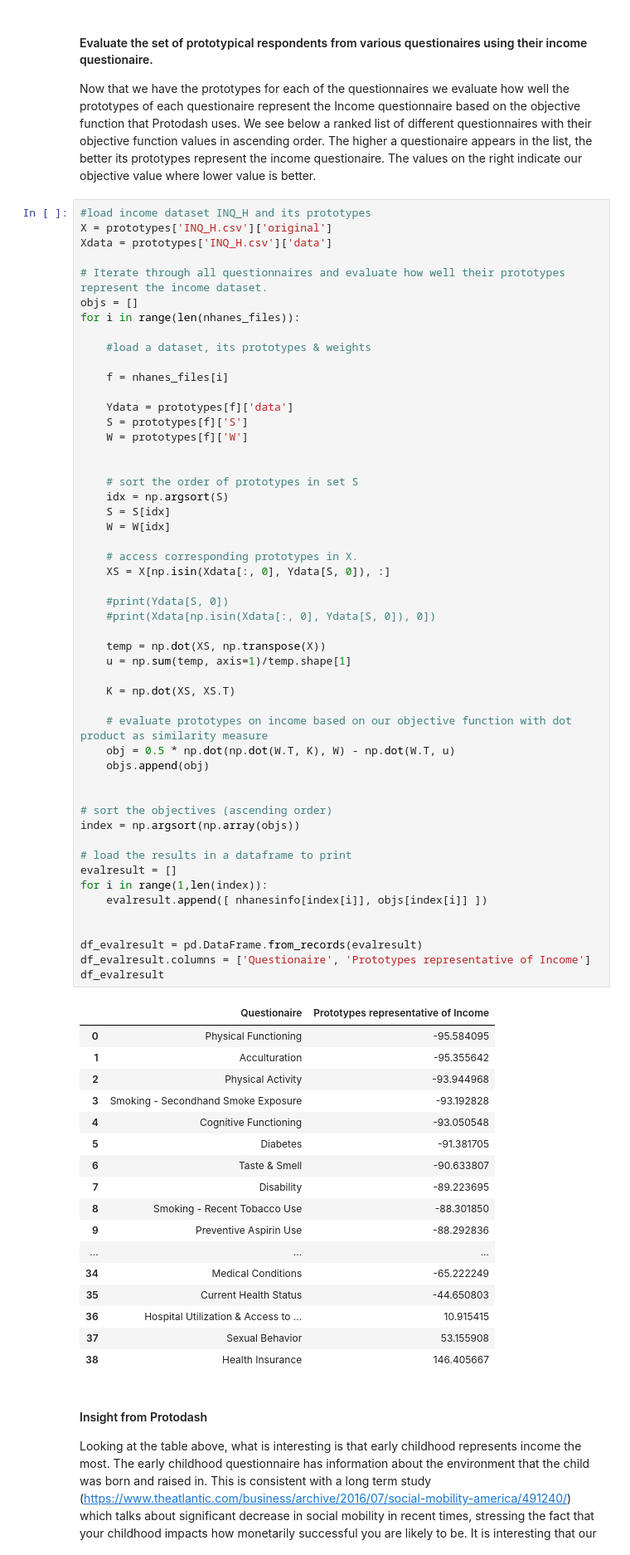
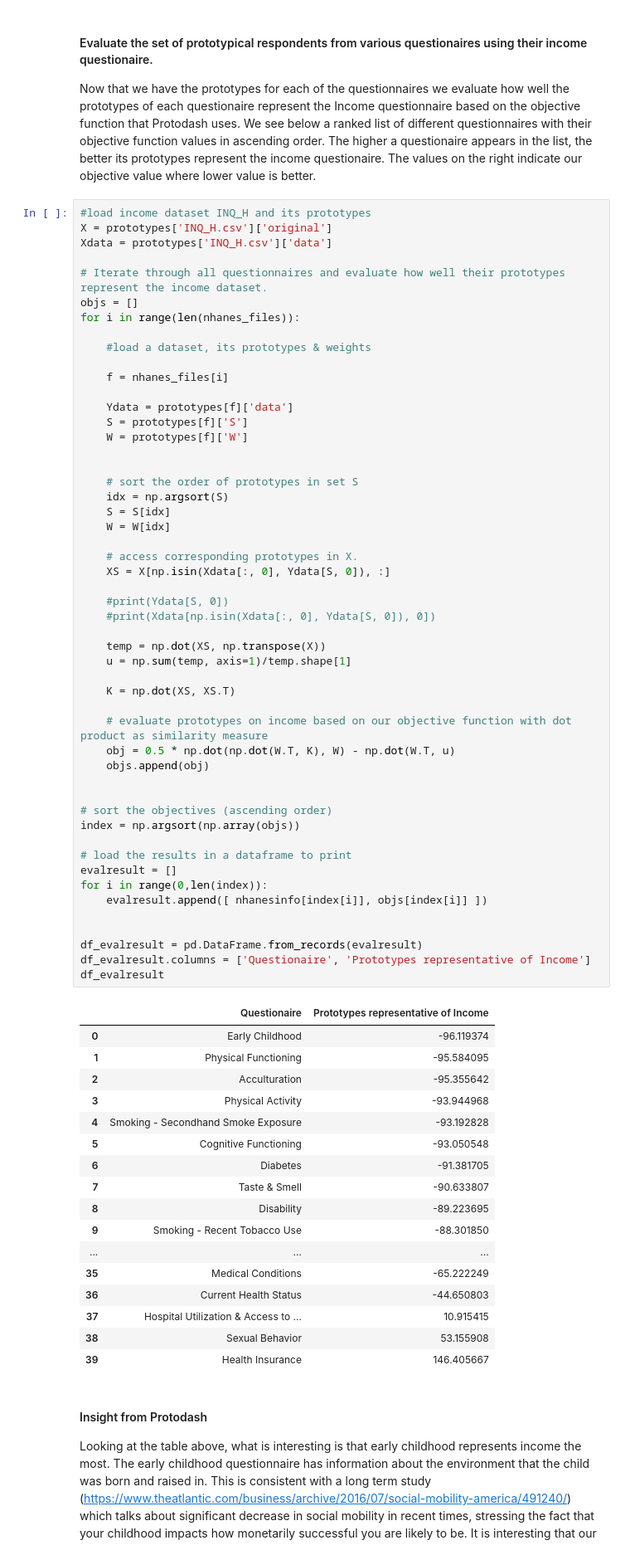
Before and after one commit to Trusted-AI/AIX360, a Jupyter notebook: examples/tutorials/CDC.ipynb, the cells around one changed output. Shown at 83% size. Drawn from its saved outputs; the diff is of its cells as text.

```diff
--- a/examples/tutorials/CDC.ipynb
+++ b/examples/tutorials/CDC.ipynb
@@ -329,50 +329,50 @@ for i in range(len(nhanes_files)):
 
     # access corresponding prototypes in X.
     XS = X[np.isin(Xdata[:, 0], Ydata[S, 0]), :]
 
     #print(Ydata[S, 0])
     #print(Xdata[np.isin(Xdata[:, 0], Ydata[S, 0]), 0])
 
     temp = np.dot(XS, np.transpose(X))
     u = np.sum(temp, axis=1)/temp.shape[1]
 
     K = np.dot(XS, XS.T)
 
     # evaluate prototypes on income based on our objective function with dot product as similarity measure
     obj = 0.5 * np.dot(np.dot(W.T, K), W) - np.dot(W.T, u)
     objs.append(obj)
 
 
 # sort the objectives (ascending order)
 index = np.argsort(np.array(objs))
 
 # load the results in a dataframe to print
 evalresult = []
-for i in range(1,len(index)):
+for i in range(0,len(index)):
     evalresult.append([ nhanesinfo[index[i]], objs[index[i]] ])
 
 
 df_evalresult = pd.DataFrame.from_records(evalresult)
 df_evalresult.columns = ['Questionaire', 'Prototypes representative of Income']
 df_evalresult
 # %% [output]
 |  | Questionaire | Prototypes representative of Income |
-| 0 | Physical Functioning | -95.584095 |
-| 1 | Acculturation | -95.355642 |
-| 2 | Physical Activity | -93.944968 |
-| 3 | Smoking - Secondhand Smoke Exposure | -93.192828 |
-| 4 | Cognitive Functioning | -93.050548 |
-| 5 | Diabetes | -91.381705 |
-| 6 | Taste & Smell | -90.633807 |
-| 7 | Disability | -89.223695 |
-| 8 | Smoking - Recent Tobacco Use | -88.301850 |
-| 9 | Preventive Aspirin Use | -88.292836 |
+| 0 | Early Childhood | -96.119374 |
+| 1 | Physical Functioning | -95.584095 |
+| 2 | Acculturation | -95.355642 |
+| 3 | Physical Activity | -93.944968 |
+| 4 | Smoking - Secondhand Smoke Exposure | -93.192828 |
+| 5 | Cognitive Functioning | -93.050548 |
+| 6 | Diabetes | -91.381705 |
+| 7 | Taste & Smell | -90.633807 |
+| 8 | Disability | -89.223695 |
+| 9 | Smoking - Recent Tobacco Use | -88.301850 |
 | ... | ... | ... |
-| 34 | Medical Conditions | -65.222249 |
-| 35 | Current Health Status | -44.650803 |
-| 36 | Hospital Utilization & Access to ... | 10.915415 |
-| 37 | Sexual Behavior | 53.155908 |
-| 38 | Health Insurance | 146.405667 |
+| 35 | Medical Conditions | -65.222249 |
+| 36 | Current Health Status | -44.650803 |
+| 37 | Hospital Utilization & Access to ... | 10.915415 |
+| 38 | Sexual Behavior | 53.155908 |
+| 39 | Health Insurance | 146.405667 |
 # %% [markdown]
 #### Insight from Protodash
 
```
